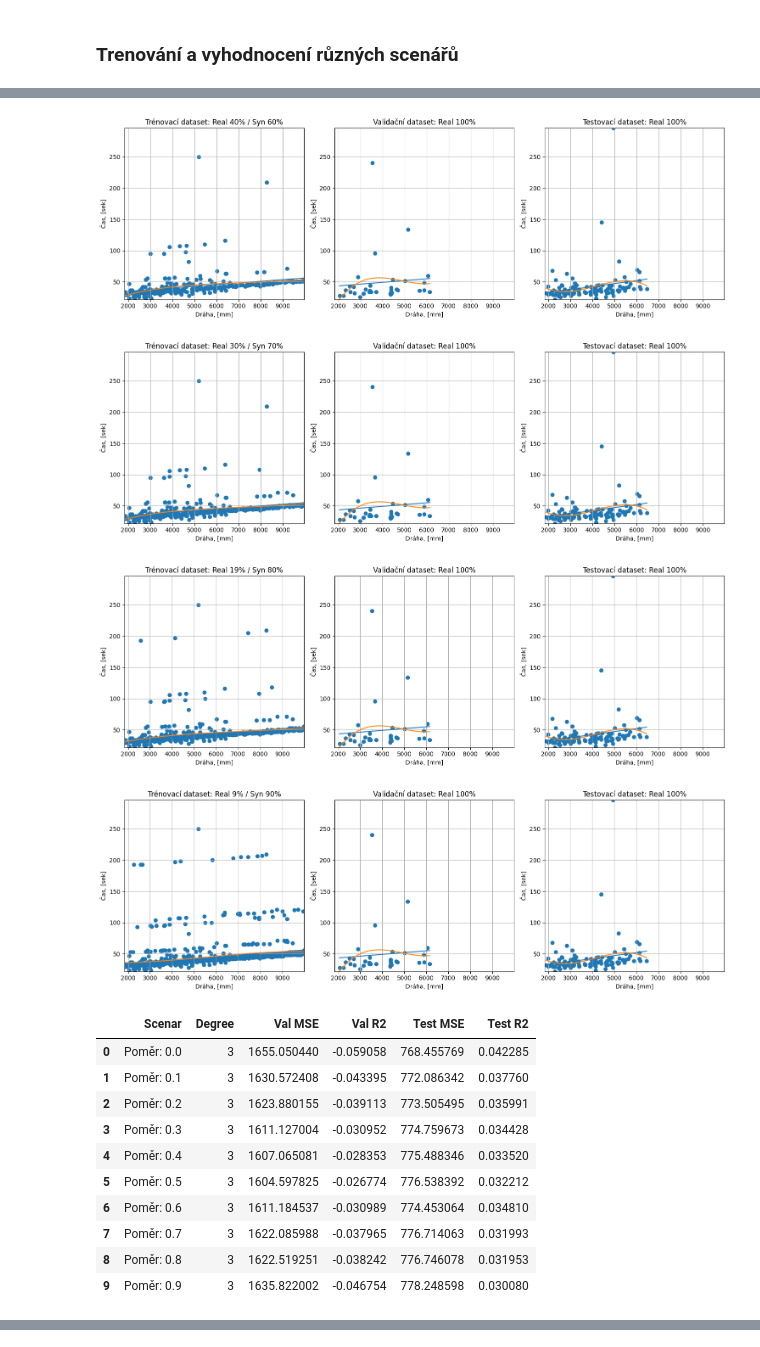
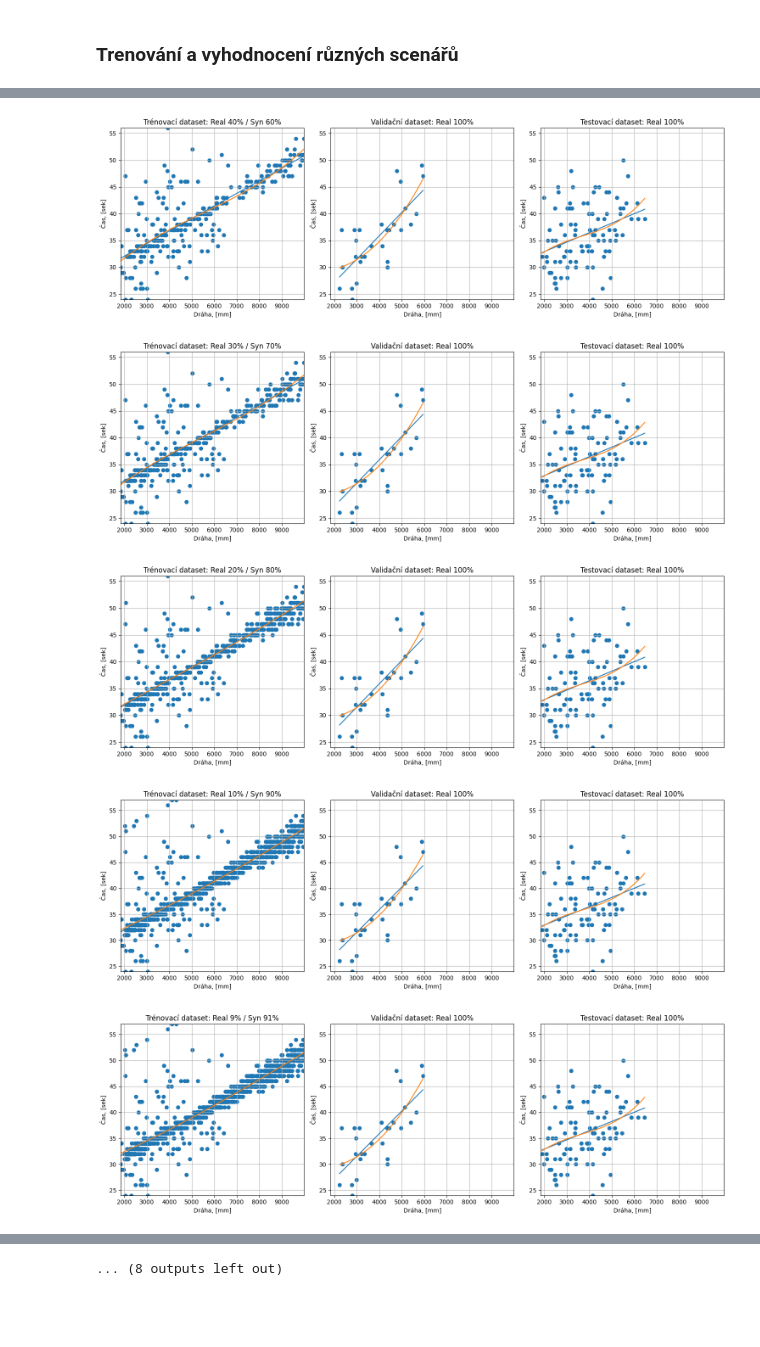
Before and after one commit to UsmanovSla/MGD-RSS, a Jupyter notebook: model/06_AI/AI_01_Polynomial_Regression.ipynb, the cells around one changed output, grey strips where cells are left out. Saved outputs shown, nothing was run; the diff lists cells and outputs as text; code cells hidden in the pictures; blank space fills up the shorter version.

```diff
--- a/model/06_AI/AI_01_Polynomial_Regression.ipynb
+++ b/model/06_AI/AI_01_Polynomial_Regression.ipynb
@@ -179,7 +179,7 @@ df_train_syn.describe()
 ### Funkce pro polynomiální regresi
 # %%
 def train_polynomial_model(X_train, y_train, X_val, y_val,
-                           X_test, y_test, degree, scenario):
+                           X_test, y_test, degree, scenario, train_size):
 
     poly = PolynomialFeatures(degree=3)
 
@@ -206,6 +206,7 @@ def train_polynomial_model(X_train, y_train, X_val, y_val,
 
     results = {
         'Scenar': scenario,
+        'Train_samples': train_size,
         'Degree': degree,
         'Val MSE': val_mse,
         'Val R2': val_r2,
@@ -253,8 +256,25 @@ def plot_with_regression(ax, X, y, title, degree, xlim, ylim):
+# %%
+def remove_outliers_iqr(df):
+
+    Q1 = df['total_time'].quantile(0.25)
+    Q3 = df['total_time'].quantile(0.75)
+    IQR = Q3 - Q1
+
+    lower = Q1 - 1 * IQR
+    upper = Q3 + 1 * IQR
+
+    df_clean = df[(df['total_time'] >= lower) & (df['total_time'] <= upper)]
+
+    return df_clean
+# %%
+df_train_real = remove_outliers_iqr(df_train_real)
+df_val_real = remove_outliers_iqr(df_val_real)
+df_train_syn = remove_outliers_iqr(df_train_syn)
 # %% [markdown]
 ### Trenování a vyhodnocení různých scenářů
 # %%
 # poměry syntetických dat pro trénování
-syn_ratio = [0.0, 0.1, 0.2, 0.3, 0.4, 0.5, 0.6, 0.7, 0.8, 0.9]
+syn_ratio = [0.0, 0.1, 0.2, 0.3, 0.4, 0.5, 0.6, 0.7, 0.8, 0.9, 0.91, 0.92, 0.93, 0.94, 0.95, 0.96, 0.97, 0.98, 0.99]
 
 degree = 3
 
@@ -295,7 +315,7 @@ for ratio in syn_ratio:
         axs[0],
         X_train_combined,
         y_train_combined,
-        f"Trénovací dataset: Real {int((1-ratio)*100)}% / Syn {int(ratio*100)}%",
+        f"Trénovací dataset: Real {int(100 - ratio*100)}% / Syn {int(ratio*100)}%",
         degree,
         (x_min, x_max),
         (y_min, y_max)
@@ -331,7 +351,8 @@ for ratio in syn_ratio:
         X_val, y_val,
         X_real_test, y_real_test,
         degree=degree,
-        scenario=f"Poměr: {ratio}"
+        scenario=f"Poměr: {ratio}",
+        train_size=(s+n)
     )
     results_list.append(res)
 
@@ -347,15 +368,5 @@ results
-[figure, old version]
+[figure, new version]
-[figure, old version]
+[figure, new version]
-[figure, old version]
+[figure, new version]
-[figure, old version]
+[figure, new version]
-|  | Scenar | Degree | Val MSE | Val R2 | Test MSE | Test R2 |
-| 0 | Poměr: 0.0 | 3 | 1655.050440 | -0.059058 | 768.455769 | 0.042285 |
-| 1 | Poměr: 0.1 | 3 | 1630.572408 | -0.043395 | 772.086342 | 0.037760 |
-| 2 | Poměr: 0.2 | 3 | 1623.880155 | -0.039113 | 773.505495 | 0.035991 |
-| 3 | Poměr: 0.3 | 3 | 1611.127004 | -0.030952 | 774.759673 | 0.034428 |
-| 4 | Poměr: 0.4 | 3 | 1607.065081 | -0.028353 | 775.488346 | 0.033520 |
-| 5 | Poměr: 0.5 | 3 | 1604.597825 | -0.026774 | 776.538392 | 0.032212 |
-| 6 | Poměr: 0.6 | 3 | 1611.184537 | -0.030989 | 774.453064 | 0.034810 |
-| 7 | Poměr: 0.7 | 3 | 1622.085988 | -0.037965 | 776.714063 | 0.031993 |
-| 8 | Poměr: 0.8 | 3 | 1622.519251 | -0.038242 | 776.746078 | 0.031953 |
-| 9 | Poměr: 0.9 | 3 | 1635.822002 | -0.046754 | 778.248598 | 0.030080 |
+[figure, added]
@@ -361,0 +374 @@ results
+... (8 outputs left out)
```
Also changed, not shown: parts of 8 cells of this notebook, 1 other file.
